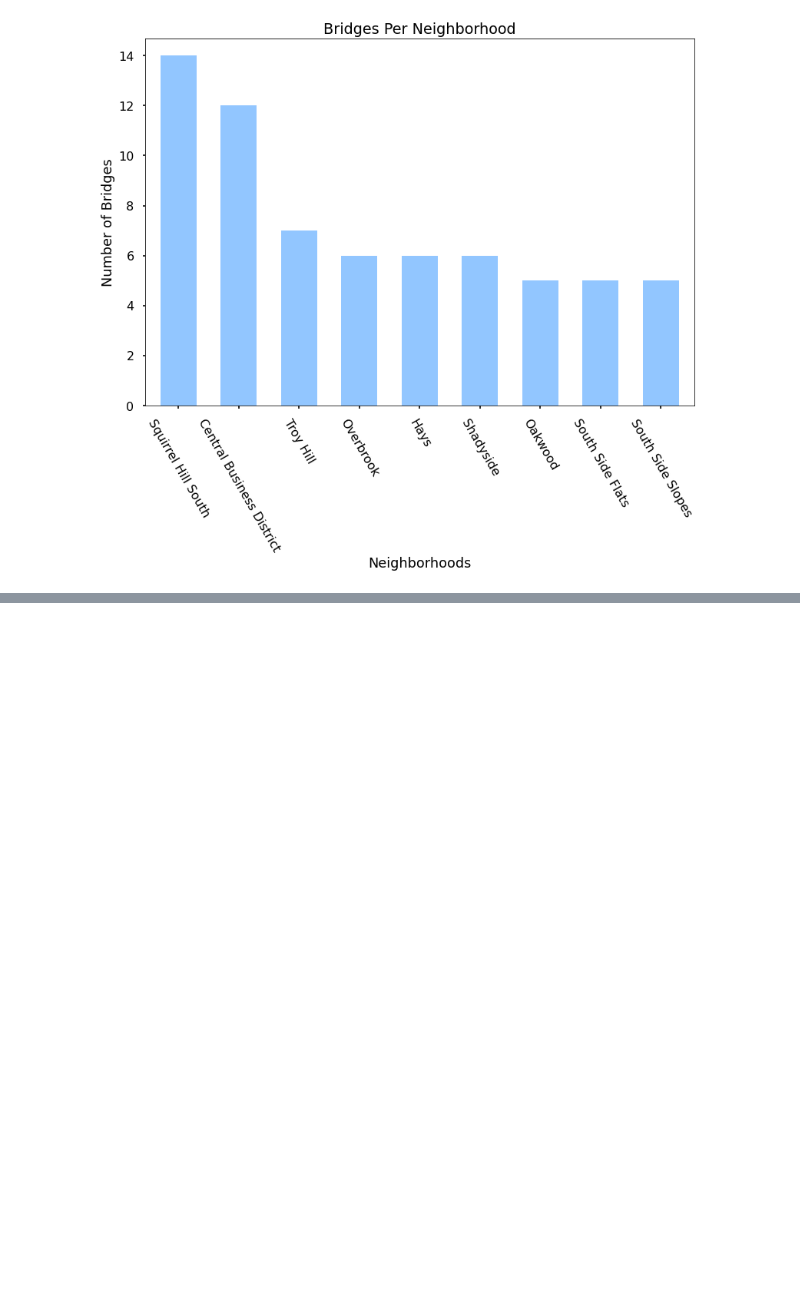
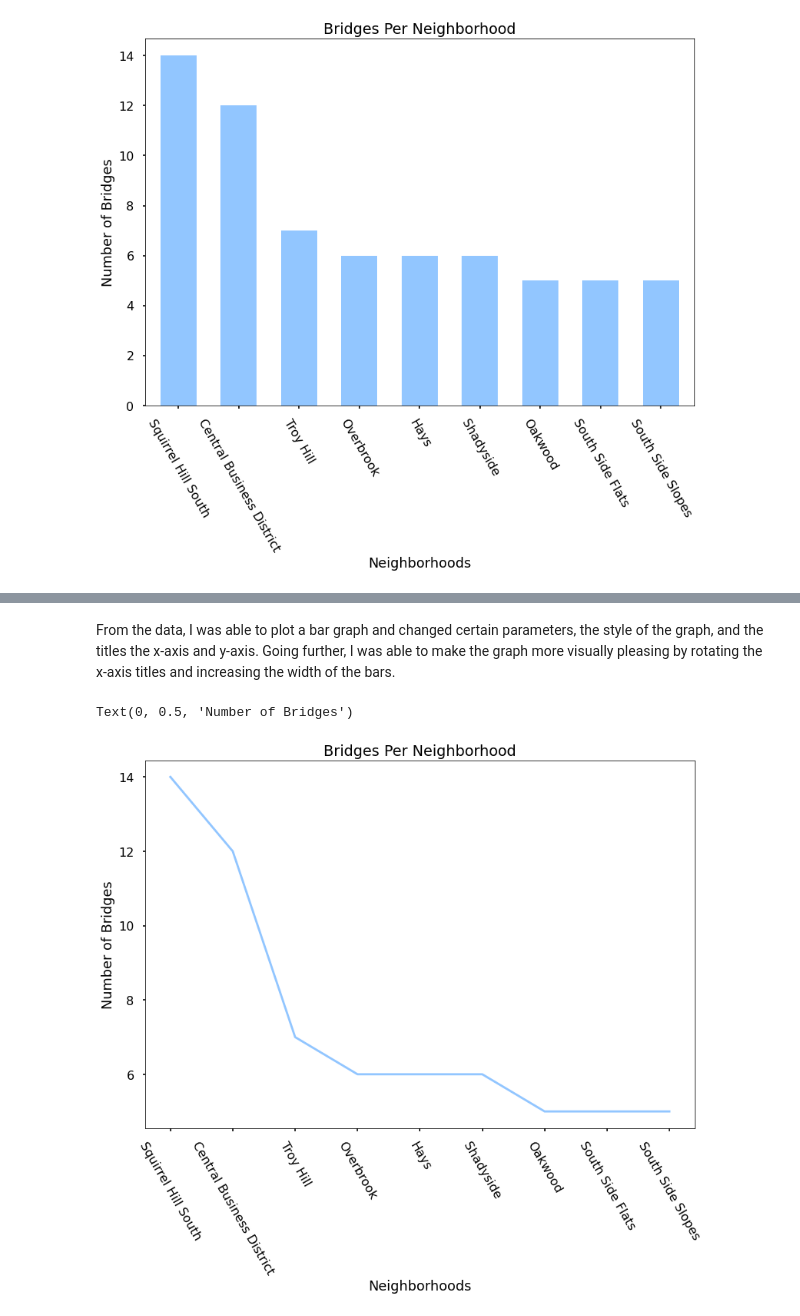
Before and after one commit to maia55/FinalProject2, a Jupyter notebook: Kaitlyn's_Dataset.ipynb, the cells around one changed output, grey strips where cells are left out. Saved outputs shown, nothing was run; the diff lists cells and outputs as text; code cells hidden in the pictures; blank space fills up the shorter version.

Commit message:
Added in plot graph and conclusion

```diff
--- a/Kaitlyn's_Dataset.ipynb
+++ b/Kaitlyn's_Dataset.ipynb
@@ -106,0 +92,11 @@ Text(0, 0.5, 'Number of Bridges')
+# %% [markdown]
+From the data, I was able to plot a bar graph and changed certain parameters, the style of the graph, and the titles the x-axis and y-axis.  Going further, I was able to make the graph more visually pleasing by rotating the x-axis titles and increasing the width of the bars.
+# %%
+top.plot(rot=-60)
+plt.style.use('seaborn-poster')
+plt.title('Bridges Per Neighborhood')
+plt.xlabel('Neighborhoods')
+plt.ylabel('Number of Bridges')
+# %% [output]
+Text(0, 0.5, 'Number of Bridges')
+[figure, added]
```
Also changed, not shown: parts of 7 cells of this notebook.
